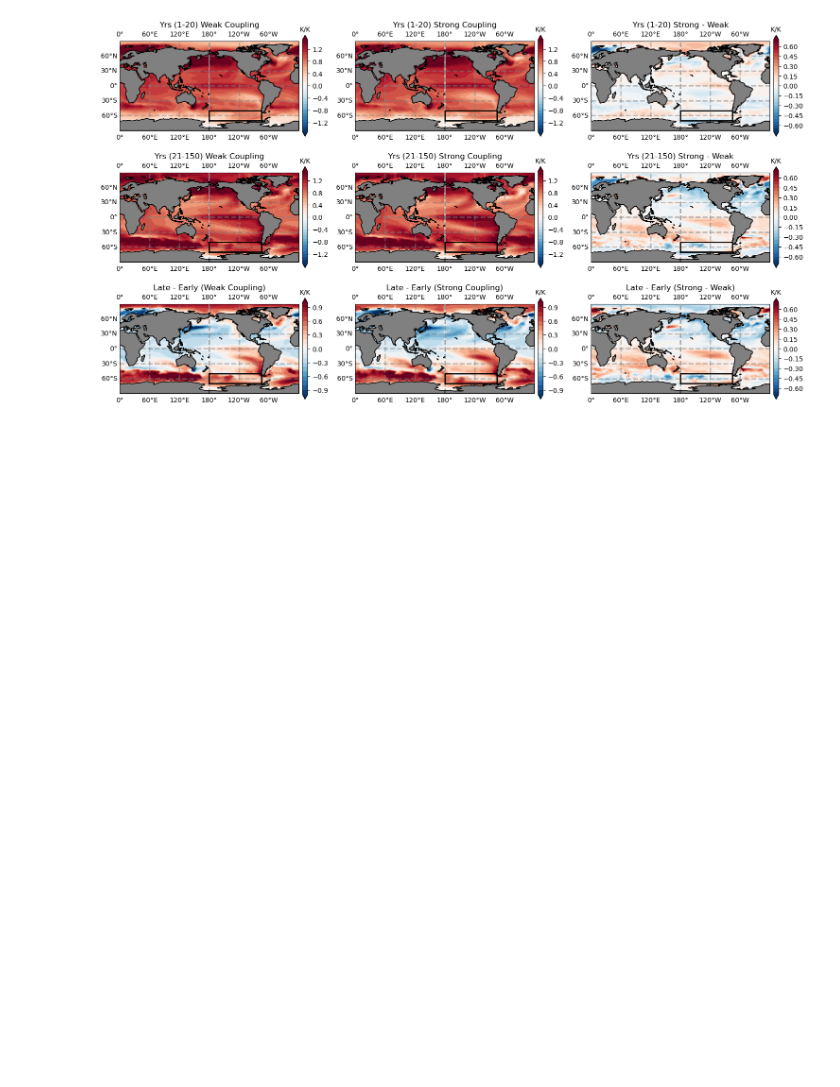
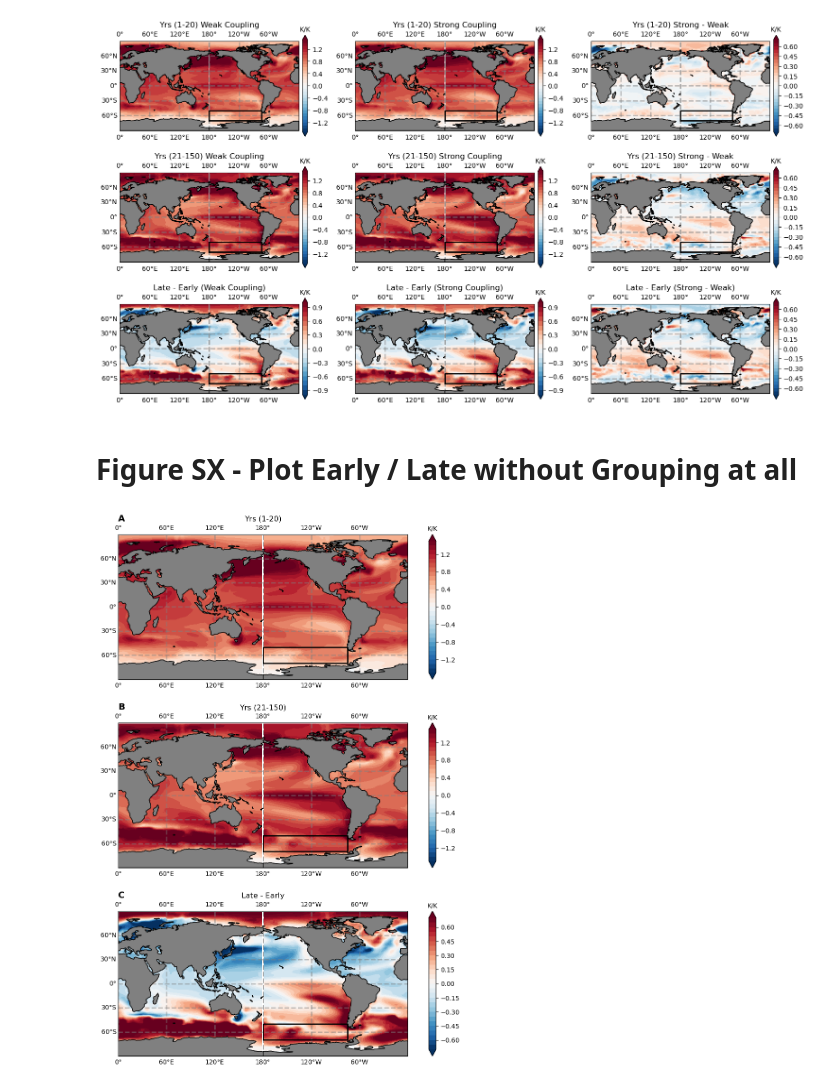
Before and after one commit to zacespinosa/SO-EP-teleconnection, a Jupyter notebook: Figure_Notebooks/Figure_7_delayed_warming.ipynb, the cells around one changed output. Drawn from its saved outputs; the diff is of its cells as text; code cells hidden in the pictures; blank space fills up the shorter version.

```diff
--- a/Figure_Notebooks/Figure_7_delayed_warming.ipynb
+++ b/Figure_Notebooks/Figure_7_delayed_warming.ipynb
@@ -165,12 +165,16 @@ global_cmip_4xc02_early = global_cmip_4xc02_early.sel(model=sst_cmip_4xc02.model
 bottom_half_coupling = so_ept_coupling_5year[so_ept_coupling_5year < so_ept_coupling_5year.median()]
 top_half_coupling = so_ept_coupling_5year[so_ept_coupling_5year >= so_ept_coupling_5year.median()]
 
+# Early All
+early = xscore.linslope(global_cmip_4xc02_early, sst_cmip_4xc02_early, dim="time").mean("model")
 # Early Low Coupling
 early_low = sst_cmip_4xc02_early.sel(model=bottom_half_coupling.model)
 early_low = xscore.linslope(global_cmip_4xc02_early.sel(model=bottom_half_coupling.model), early_low, dim="time").mean("model")
 # Early High Coupling
 early_high = sst_cmip_4xc02_early.sel(model=top_half_coupling.model)
 early_high = xscore.linslope(global_cmip_4xc02_early.sel(model=top_half_coupling.model), early_high, dim="time").mean("model")
+# Late All
+late = xscore.linslope(global_cmip_4xc02_late, sst_cmip_4xc02_late, dim="time").mean("model")
 # Late Low Coupling
 late_low = sst_cmip_4xc02_late.sel(model=bottom_half_coupling.model)
 late_low = xscore.linslope(global_cmip_4xc02_late.sel(model=bottom_half_coupling.model), late_low, dim="time").mean("model")
@@ -242,3 +246,40 @@ plt.savefig("/home/espinosa10/SO-EP-teleconnection/Manuscript_Figures/Main/Figur
 plt.savefig("/home/espinosa10/SO-EP-teleconnection/Manuscript_Figures/Main/Figure_7.pdf", dpi=300, bbox_inches="tight")
 # %% [output]
 [figure]
+# %% [markdown]
+# Figure SX - Plot Early / Late without Grouping at all
+# %%
+# Create a figure and define a GridSpec with three rows and three columns
+fig = plt.figure(figsize=(30, 15))
+gs = GridSpec(3, 1, hspace=0.30)
+
+# Define the levels and colormap for the plots
+levels = np.arange(-2, 2.1, 0.1)
+diff_levels = np.arange(-1, 1.1, 0.1)
+col3_levels = np.arange(-.70, .75, 0.05)
+warming_levels = np.arange(-1.5, 1.6, 0.1)
+cmap = "RdBu_r"
+
+# Plot early
+ax1 = fig.add_subplot(gs[0, 0], projection=ccrs.PlateCarree(central_longitude=180))
+_global_plot(ax1, data=early.values, lat=early.lat, lon=early.lon, levels=warming_levels, cmap=cmap, cbar_label="K/K")
+ax1.set_title(r"Yrs (1-20)")
+ax1.set_title(r"A", loc="left", fontweight="bold", fontsize=14)
+
+# Plot late
+ax2 = fig.add_subplot(gs[1, 0], projection=ccrs.PlateCarree(central_longitude=180))
+_global_plot(ax2, data=late.values, lat=late.lat, lon=late.lon, levels=warming_levels, cmap=cmap, cbar_label="K/K")
+ax2.set_title(r"Yrs (21-150)")
+ax2.set_title(r"B", loc="left", fontweight="bold", fontsize=14)
+
+# Plot difference between early_high and early_low
+ax3 = fig.add_subplot(gs[2, 0], projection=ccrs.PlateCarree(central_longitude=180))
+_global_plot(ax3, data = (late - early).values, lat=late.lat, lon=late.lon, levels=col3_levels, cmap=cmap, cbar_label="K/K")
+ax3.set_title(r"Late - Early")
+ax3.set_title(r"C", loc="left", fontweight="bold", fontsize=14)
+
+#########################################################################
+plt.savefig("/home/espinosa10/SO-EP-teleconnection/Manuscript_Figures/SI/Figure_SX_4xWarming.png", dpi=300, bbox_inches="tight")
+plt.savefig("/home/espinosa10/SO-EP-teleconnection/Manuscript_Figures/SI/Figure_SX_4xWarming.pdf", dpi=300, bbox_inches="tight")
+# %% [output]
+[figure, added]
```
Also changed, not shown: parts of 1 cell of this notebook, 6 other files.
